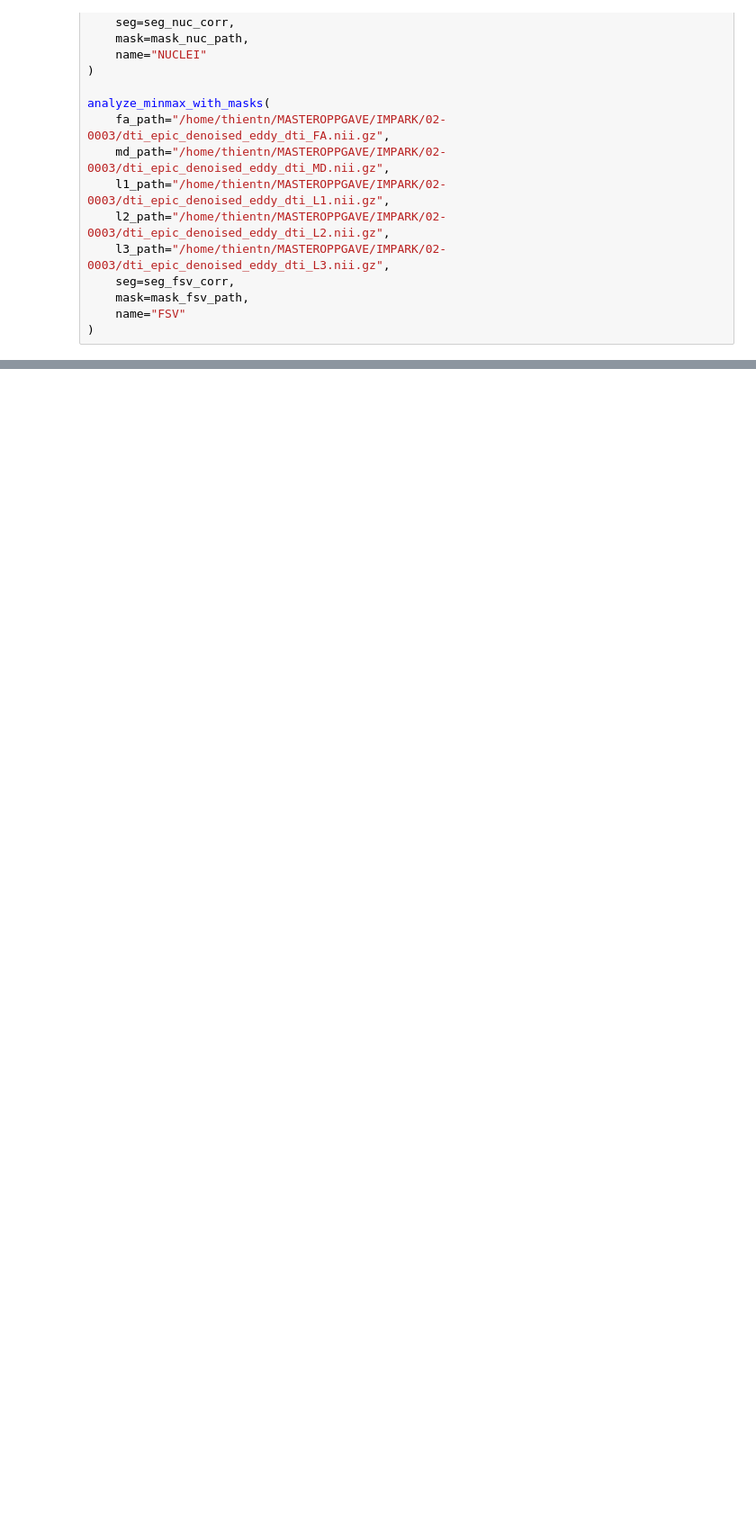
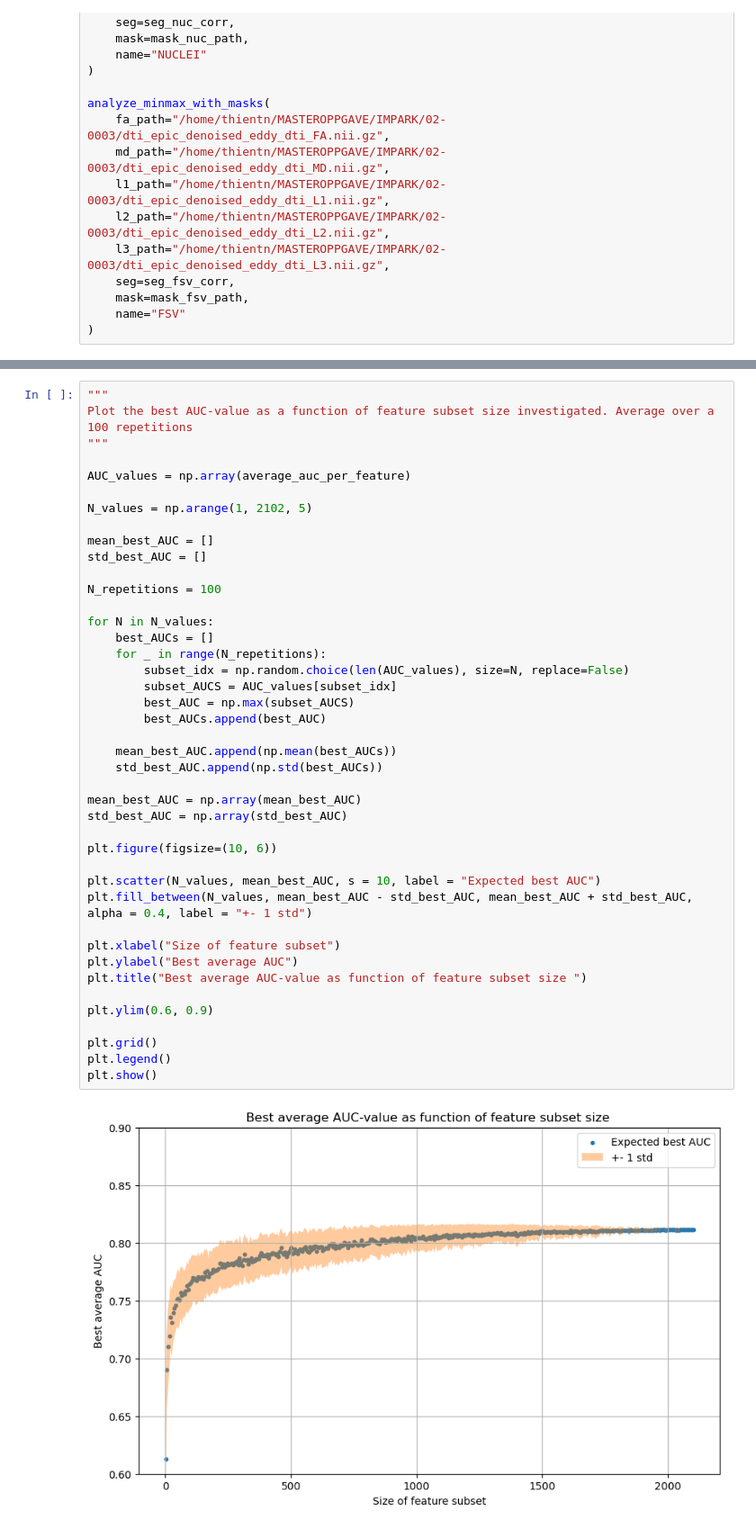
Before and after one commit to Thientn01/MastersThesis, a Jupyter notebook: Analyse_funksjoner.ipynb, the cells around one changed output, grey strips where cells are left out. Shown at 90% size. Drawn from its saved outputs; the diff is of its cells as text; blank space fills up the shorter version.

```diff
--- a/Analyse_funksjoner.ipynb
+++ b/Analyse_funksjoner.ipynb
@@ -1956,0 +1554,44 @@ mean                 738.011146
+# %%
+"""
+Plot the best AUC-value as a function of feature subset size investigated. Average over a 100 repetitions
+"""
+
+AUC_values = np.array(average_auc_per_feature)
+
+N_values = np.arange(1, 2102, 5)
+
+mean_best_AUC = []
+std_best_AUC = []
+
+N_repetitions = 100
+
+for N in N_values:
+    best_AUCs = []
+    for _ in range(N_repetitions):
+        subset_idx = np.random.choice(len(AUC_values), size=N, replace=False)
+        subset_AUCS = AUC_values[subset_idx]
+        best_AUC = np.max(subset_AUCS)
+        best_AUCs.append(best_AUC)
+
+    mean_best_AUC.append(np.mean(best_AUCs))
+    std_best_AUC.append(np.std(best_AUCs))
+
+mean_best_AUC = np.array(mean_best_AUC)
+std_best_AUC = np.array(std_best_AUC)
+
+plt.figure(figsize=(10, 6))
+
+plt.scatter(N_values, mean_best_AUC, s = 10, label = "Expected best AUC")
+plt.fill_between(N_values, mean_best_AUC - std_best_AUC, mean_best_AUC + std_best_AUC, alpha = 0.4, label = "+- 1 std")
+
+plt.xlabel("Size of feature subset")
+plt.ylabel("Best average AUC")
+plt.title("Best average AUC-value as function of feature subset size ")
+
+plt.ylim(0.6, 0.9)
+
+plt.grid()
+plt.legend()
+plt.show()
+# %% [output]
+[figure, added]
```
Also changed, not shown: parts of 33 cells of this notebook.
